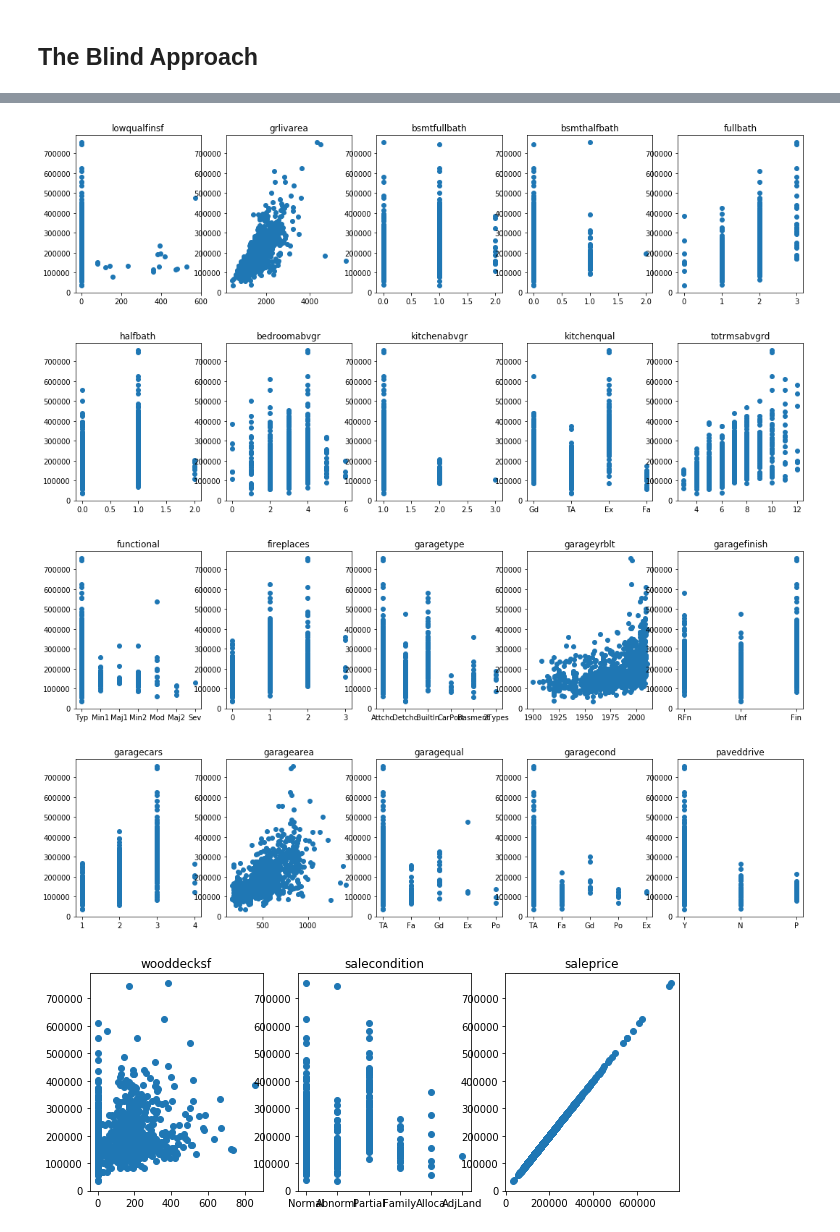
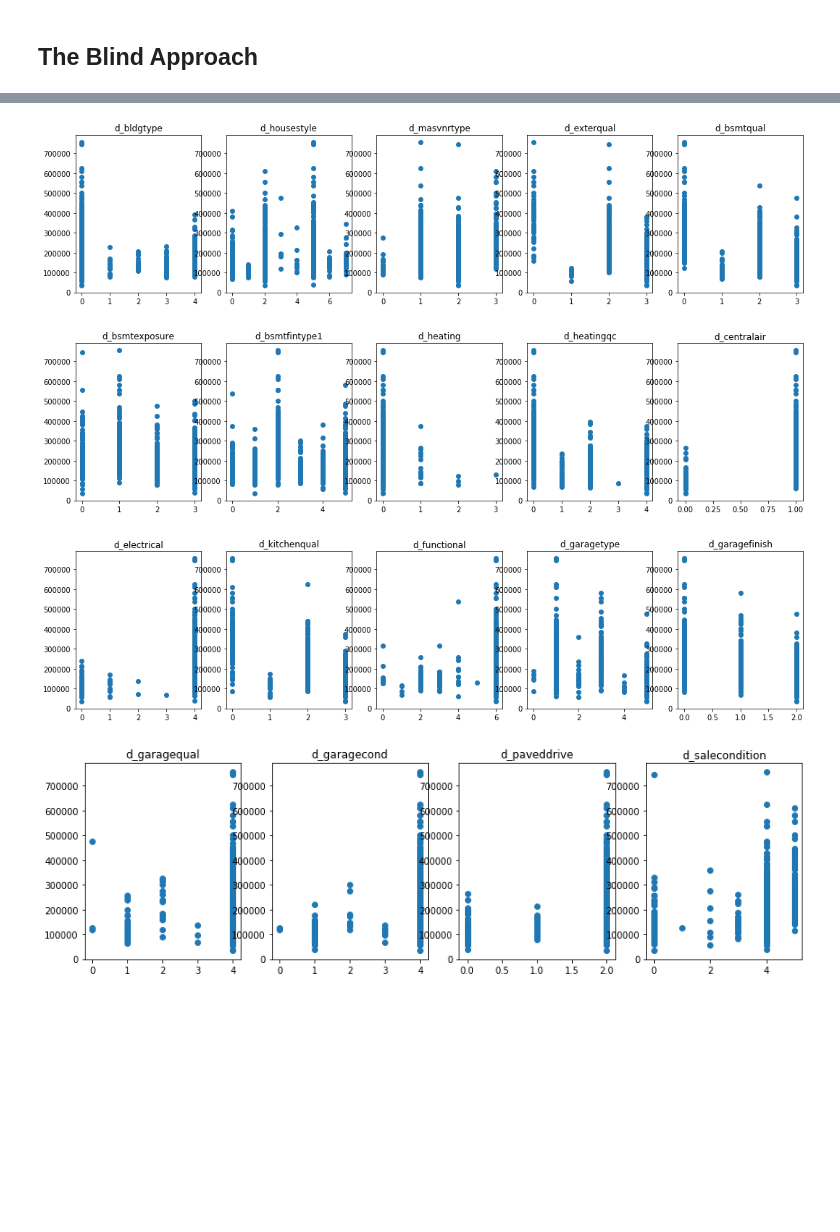
Before and after one commit to ssmcnatt/assignments, a Jupyter notebook: random_forest_challenge.ipynb, the cells around one changed output, grey strips where cells are left out. Cells and saved outputs as stored; diff of their text form; code cells hidden in the pictures; blank space fills up the shorter version.

Commit message:
Tried one hot encoding, didn't help the numbers

```diff
--- a/random_forest_challenge.ipynb
+++ b/random_forest_challenge.ipynb
@@ -63,3 +63,9 @@ fireplacequ      690
 garagetype        81
 garageyrblt       81
 dtype: int64
+# %%
+price_df = price_df.drop(columns=['id', 'alley', 'lotfrontage', 'fireplacequ', 'poolqc', 'fence', 'miscfeature', 'miscval',
+                                 'bsmtfintype2', 'bsmtfinsf2', 'bsmtunfsf','enclosedporch', 'threessnporch',
+                                  'screenporch', 'poolarea', 'poolqc','fence', 'miscfeature', 'miscval', 'mosold',
+                                  'yrsold', 'saletype', 'roofstyle', 'roofmatl', 'exterior1st', 'exterior2nd',
+                                 'openporchsf', 'condition2', 'extercond', 'foundation', 'bsmtcond'])
@@ -86,7 +88 @@ Index(['id', 'mssubclass', 'mszoning', 'lotfrontage', 'lotarea', 'street',
       dtype='object')
-# %%
-price_df = price_df.drop(columns=['id', 'alley', 'lotfrontage', 'fireplacequ', 'poolqc', 'fence', 'miscfeature', 'miscval',
-                                 'bsmtfintype2', 'bsmtfinsf2', 'bsmtunfsf','enclosedporch', 'threessnporch',
-                                  'screenporch', 'poolarea', 'poolqc','fence', 'miscfeature', 'miscval', 'mosold',
-                                  'yrsold', 'saletype', 'roofstyle', 'roofmatl', 'exterior1st', 'exterior2nd',
-                                 'openporchsf'])
@@ -110,0 +109,22 @@ price_df
+# %%
+dum_price = price_df.copy()
+
+one_hot = pd.DataFrame()
+cat_cols = list(dum_price.select_dtypes(include=['object']).columns)
+for col in cat_cols:
+    new_col = 'd_' + col
+    dum_price[col] = pd.Categorical(dum_price[col])
+    dum_price[new_col] = dum_price[col].cat.codes
+
+#     # Get one hot encoding of columns
+#     one_hot = pd.get_dummies(dum_price[ccol])
+#     one_hot.columns = [str(ccol) + '_' + str(ocol) for ocol in one_hot.columns]
+#     #print(one_hot)
+
+    # Drop column as it is now encoded
+    dum_price = dum_price.drop(columns=col)
+
+#     dum_price = dum_price.join(one_hot)
+#     print('*****' + ccol + '*****')
+# %%
+dum_price = pd.DataFrame(dum_price)
@@ -151,11 +199,11 @@ plt.show()
 # %%
-cols = price_df.columns
+pcols = dum_price.columns
 
 x = 1
 plt.figure(figsize=(18,4))
-for col in cols:
+for col in pcols:
     plt.subplot(1,5,x)
-    plt.scatter(price_df[col], price_df["saleprice"])
+    plt.scatter(dum_price[col], dum_price["saleprice"])
     plt.title(col)
 
     if (x == 5):
@@ -175,5 +223,4 @@ for col in cols:
-[figure, old version]
+[figure, new version]
-[figure, old version]
+[figure, new version]
-[figure, old version]
+[figure, new version]
-[figure, old version]
+[figure, new version]
-[figure, removed]
```
Also changed, not shown: parts of 17 cells of this notebook.
